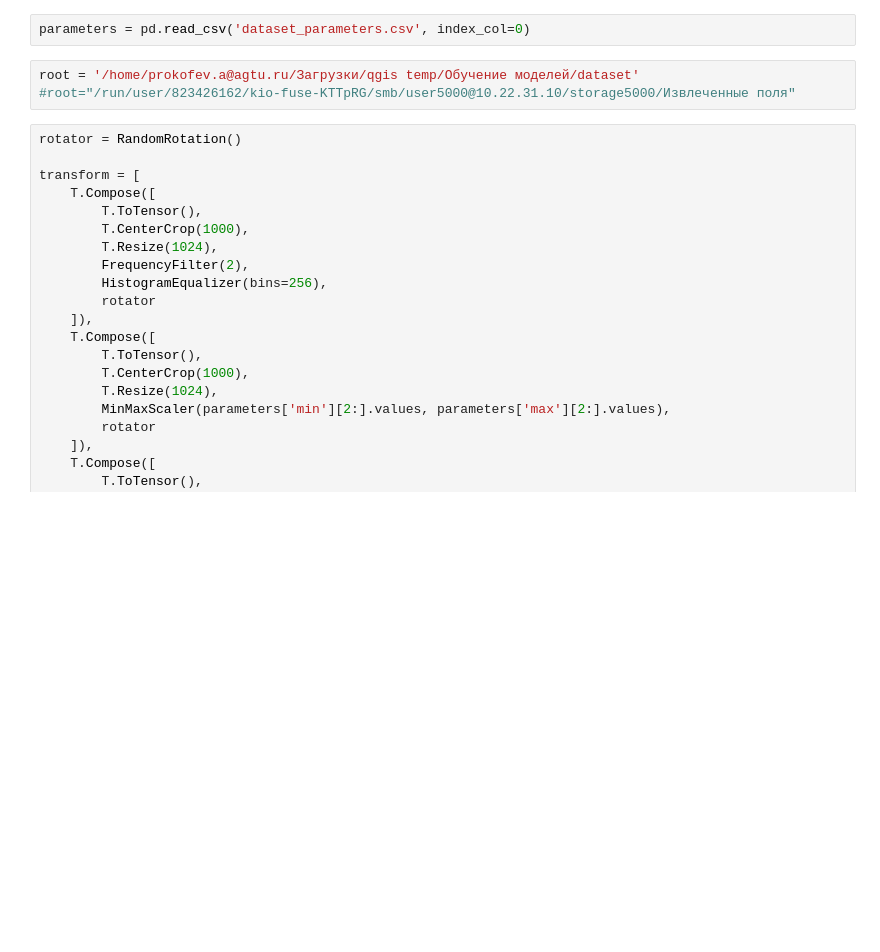
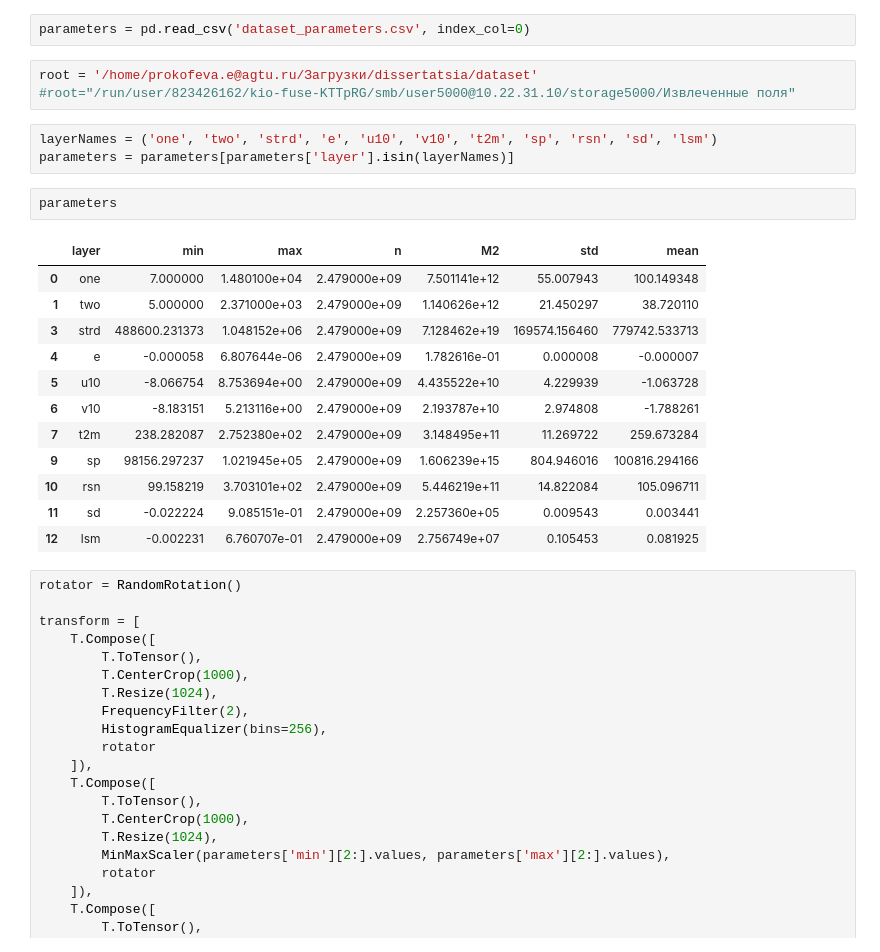
Before and after one commit to neykriim/learn_cycle, a Jupyter notebook: PSPNet main.ipynb, the cells around one changed output. Saved outputs shown, nothing was run; the diff lists cells and outputs as text; blank space fills up the shorter version.

```diff
--- a/PSPNet main.ipynb
+++ b/PSPNet main.ipynb
@@ -373,8 +373,26 @@ class FrequencyFilter(torch.nn.Module):
 # %%
 parameters = pd.read_csv('dataset_parameters.csv', index_col=0)
 # %%
-root = '/home/prokofev.a@agtu.ru/Загрузки/qgis temp/Обучение моделей/dataset'
+root = '/home/prokofeva.e@agtu.ru/Загрузки/dissertatsia/dataset'
 #root="/run/user/823426162/kio-fuse-KTTpRG/smb/user5000@10.22.31.10/storage5000/Извлеченные поля"
+# %%
+layerNames = ('one', 'two', 'strd', 'e', 'u10', 'v10', 't2m', 'sp', 'rsn', 'sd', 'lsm')
+parameters = parameters[parameters['layer'].isin(layerNames)]
+# %%
+parameters
+# %% [output]
+|  | layer | min | max | n | M2 | std | mean |
+| 0 | one | 7.000000 | 1.480100e+04 | 2.479000e+09 | 7.501141e+12 | 55.007943 | 100.149348 |
+| 1 | two | 5.000000 | 2.371000e+03 | 2.479000e+09 | 1.140626e+12 | 21.450297 | 38.720110 |
+| 3 | strd | 488600.231373 | 1.048152e+06 | 2.479000e+09 | 7.128462e+19 | 169574.156460 | 779742.533713 |
+| 4 | e | -0.000058 | 6.807644e-06 | 2.479000e+09 | 1.782616e-01 | 0.000008 | -0.000007 |
+| 5 | u10 | -8.066754 | 8.753694e+00 | 2.479000e+09 | 4.435522e+10 | 4.229939 | -1.063728 |
+| 6 | v10 | -8.183151 | 5.213116e+00 | 2.479000e+09 | 2.193787e+10 | 2.974808 | -1.788261 |
+| 7 | t2m | 238.282087 | 2.752380e+02 | 2.479000e+09 | 3.148495e+11 | 11.269722 | 259.673284 |
+| 9 | sp | 98156.297237 | 1.021945e+05 | 2.479000e+09 | 1.606239e+15 | 804.946016 | 100816.294166 |
+| 10 | rsn | 99.158219 | 3.703101e+02 | 2.479000e+09 | 5.446219e+11 | 14.822084 | 105.096711 |
+| 11 | sd | -0.022224 | 9.085151e-01 | 2.479000e+09 | 2.257360e+05 | 0.009543 | 0.003441 |
+| 12 | lsm | -0.002231 | 6.760707e-01 | 2.479000e+09 | 2.756749e+07 | 0.105453 | 0.081925 |
 # %%
 rotator = RandomRotation()
 
```
Also changed, not shown: parts of 3 cells of this notebook.
